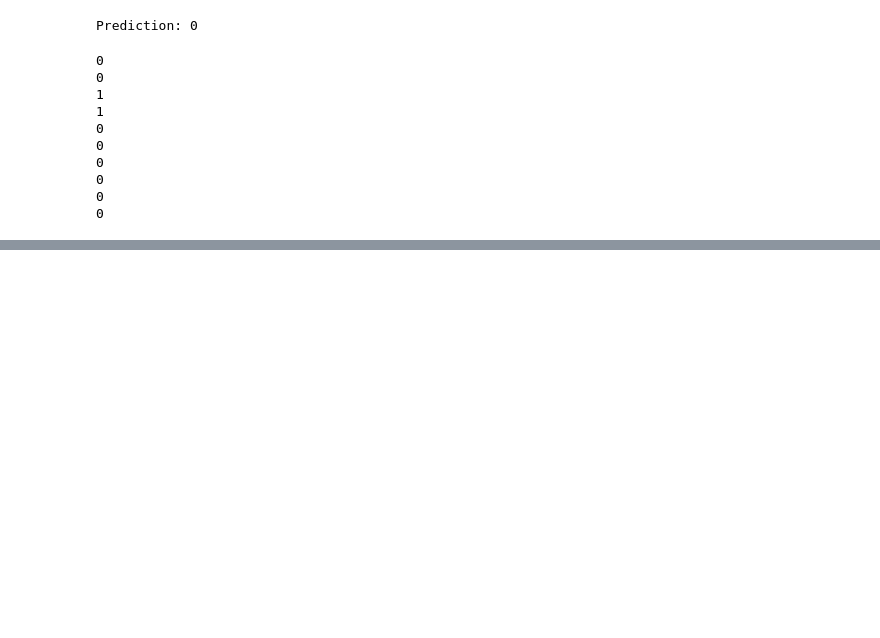
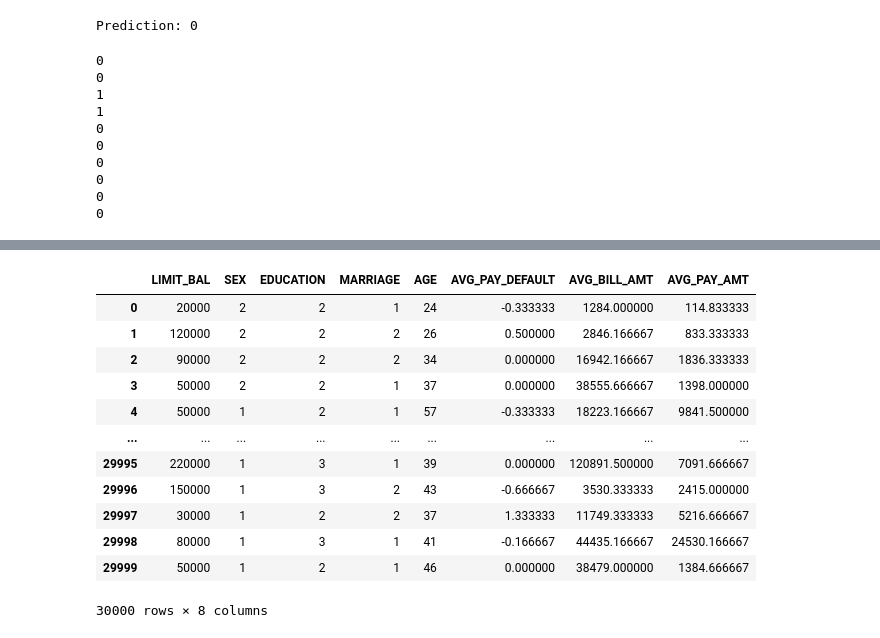
Before and after one commit to manish7065/Credit-Card-proj, a Jupyter notebook: notebooks/EDA.ipynb, the cells around one changed output, grey strips where cells are left out. Drawn from its saved outputs; the diff is of its cells as text; code cells hidden in the pictures; blank space fills up the shorter version.

Commit message:
data ingestion completed

```diff
--- a/notebooks/EDA.ipynb
+++ b/notebooks/EDA.ipynb
@@ -390,7 +390,7 @@ best_accuracy = 0
 for model_name, (model, param_grid) in models.items():
     # Create a pipeline with preprocessing steps and the model
     pipeline = Pipeline([
-        ('scaler', StandardScaler()),
+        # ('scaler', StandardScaler()),
         (model_name, model)
     ])
 
@@ -447,3 +446,17 @@ x_train shape: (24000, 8)
 x_test shape: (6000, 8)
 y_train shape: (24000,)
 y_test shape: (6000,)
+# %%
+import warnings
+warnings.filterwarnings("ignore")
+
+colm = [0,1,13,16,29997,29998,29999]
+
+for i in colm:
+    input_data = new_df.iloc[i,:-1]
+    input_data_scaled = np.reshape(input_data, (1, -1))
+
+    # Make the prediction using the scaled data
+    prediction = best_model.predict(input_data_scaled)
+    pred=prediction[0]
+    print(pred)
@@ -522,0 +560,16 @@ for i in colm:
+# %%
+input_data
+# %% [output]
+|  | LIMIT_BAL | SEX | EDUCATION | MARRIAGE | AGE | AVG_PAY_DEFAULT | AVG_BILL_AMT | AVG_PAY_AMT |
+| 0 | 20000 | 2 | 2 | 1 | 24 | -0.333333 | 1284.000000 | 114.833333 |
+| 1 | 120000 | 2 | 2 | 2 | 26 | 0.500000 | 2846.166667 | 833.333333 |
+| 2 | 90000 | 2 | 2 | 2 | 34 | 0.000000 | 16942.166667 | 1836.333333 |
+| 3 | 50000 | 2 | 2 | 1 | 37 | 0.000000 | 38555.666667 | 1398.000000 |
+| 4 | 50000 | 1 | 2 | 1 | 57 | -0.333333 | 18223.166667 | 9841.500000 |
+| ... | ... | ... | ... | ... | ... | ... | ... | ... |
+| 29995 | 220000 | 1 | 3 | 1 | 39 | 0.000000 | 120891.500000 | 7091.666667 |
+| 29996 | 150000 | 1 | 3 | 2 | 43 | -0.666667 | 3530.333333 | 2415.000000 |
+| 29997 | 30000 | 1 | 2 | 2 | 37 | 1.333333 | 11749.333333 | 5216.666667 |
+| 29998 | 80000 | 1 | 3 | 1 | 41 | -0.166667 | 44435.166667 | 24530.166667 |
+| 29999 | 50000 | 1 | 2 | 1 | 46 | 0.000000 | 38479.000000 | 1384.666667 |
+30000 rows × 8 columns
```
Also changed, not shown: parts of 5 cells of this notebook, 4 other files.
